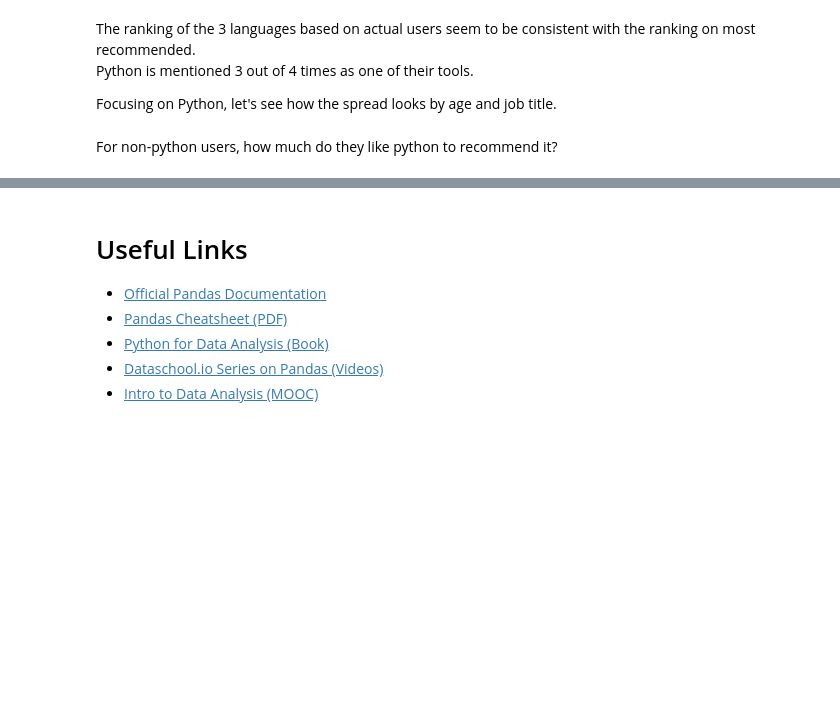
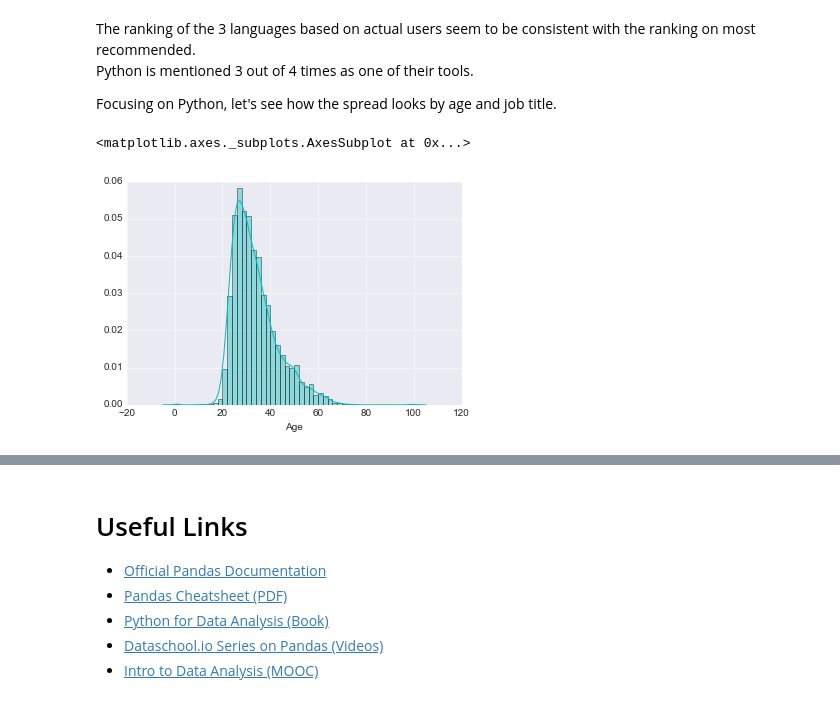
Before and after one commit to JoveSystems/learn-pandas-in-y-minutes, a Jupyter notebook: learn-pandas-in-y-minutes.ipynb, the cells around one changed output, grey strips where cells are left out. Cells and saved outputs as stored; diff of their text form; code cells hidden in the pictures; blank space fills up the shorter version.

```diff
--- a/learn-pandas-in-y-minutes.ipynb
+++ b/learn-pandas-in-y-minutes.ipynb
@@ -369,5 +446,17 @@ The ranking of the 3 languages based on actual users seem to be consistent with
 Python is mentioned 3 out of 4 times as one of their tools.
 
 Focusing on Python, let's see how the spread looks by age and job title.
+# %%
+# Get the python users only
+py_users = responses[responses[ccol].str.contains('Python') == True]
+# %%
+# Let's sprinkle some viz w/ seaborn
+%matplotlib inline
+import seaborn as sb
+sb.set_style("darkgrid")
 # %%
 # By age
+sb.distplot(py_users['Age'].dropna(), color='c')
+# %% [output]
+<matplotlib.axes._subplots.AxesSubplot at 0x...>
+[figure, added]
@@ -376,2 +462,0 @@ Focusing on Python, let's see how the spread looks by age and job title.
-# %% [markdown]
-For non-python users, how much do they like python to recommend it?
```
Also changed, not shown: parts of 46 cells of this notebook.
